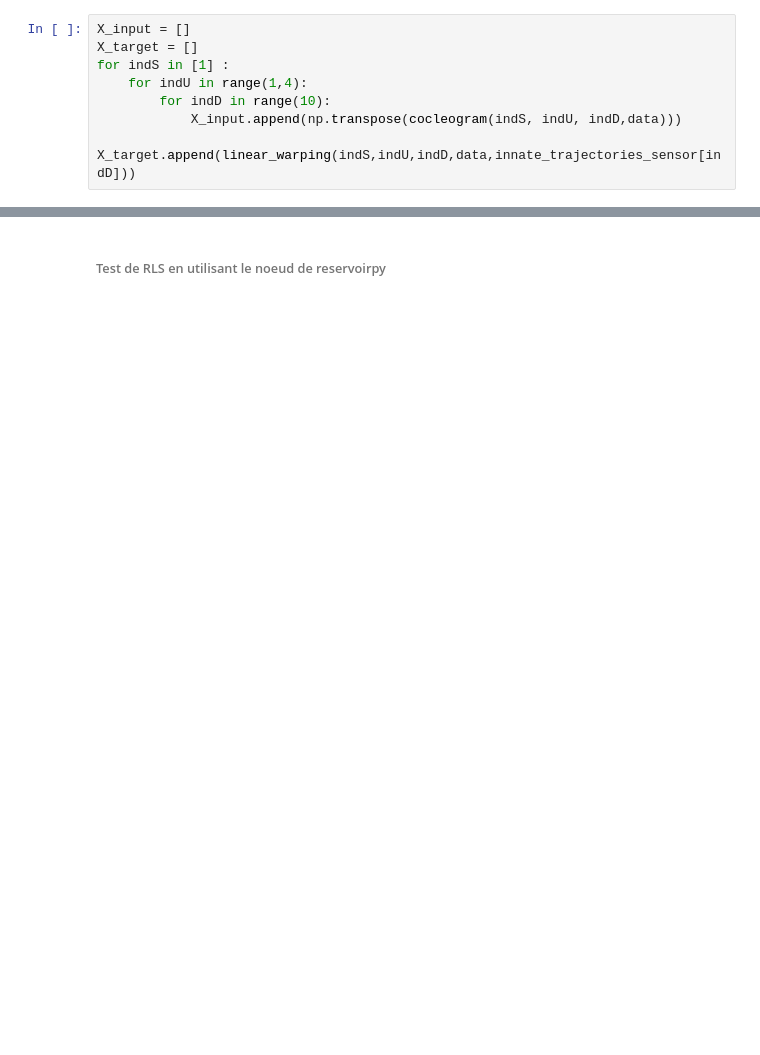
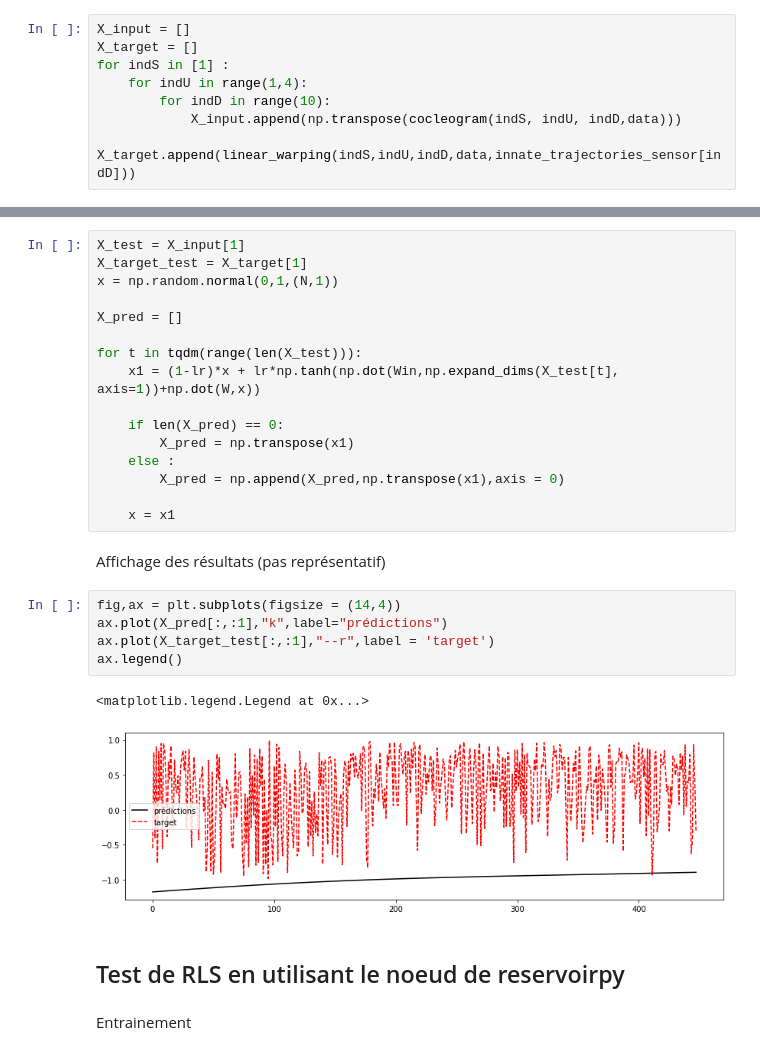
Before and after one commit to pCroiz/Stage-Mnemosyne, a Jupyter notebook: trained_reservoir_fig3.4.5_online.ipynb, the cells around one changed output, grey strips where cells are left out. Cells and saved outputs as stored; diff of their text form; blank space fills up the shorter version.

```diff
--- a/trained_reservoir_fig3.4.5_online.ipynb
+++ b/trained_reservoir_fig3.4.5_online.ipynb
@@ -185,3 +230,31 @@ for xi,xt in tqdm(zip(X_input,X_target)):                         #entrainement
+# %%
+X_test = X_input[1]
+X_target_test = X_target[1]
+x = np.random.normal(0,1,(N,1))
+
+X_pred = []
+
+for t in tqdm(range(len(X_test))):
+    x1 = (1-lr)*x + lr*np.tanh(np.dot(Win,np.expand_dims(X_test[t], axis=1))+np.dot(W,x))
+
+    if len(X_pred) == 0:
+        X_pred = np.transpose(x1)
+    else :
+        X_pred = np.append(X_pred,np.transpose(x1),axis = 0)
+
+    x = x1
+# %% [markdown]
+Affichage des résultats (pas représentatif)
+# %%
+fig,ax = plt.subplots(figsize = (14,4))
+ax.plot(X_pred[:,:1],"k",label="prédictions")
+ax.plot(X_target_test[:,:1],"--r",label = 'target')
+ax.legend()
+# %% [output]
+<matplotlib.legend.Legend at 0x...>
+[figure, added]
 # %% [markdown]
-###### Test de RLS en utilisant le noeud de reservoirpy
+## Test de RLS en utilisant le noeud de reservoirpy
+# %% [markdown]
+Entrainement
 # %%
```
Also changed, not shown: parts of 32 cells of this notebook, 1 other file.
